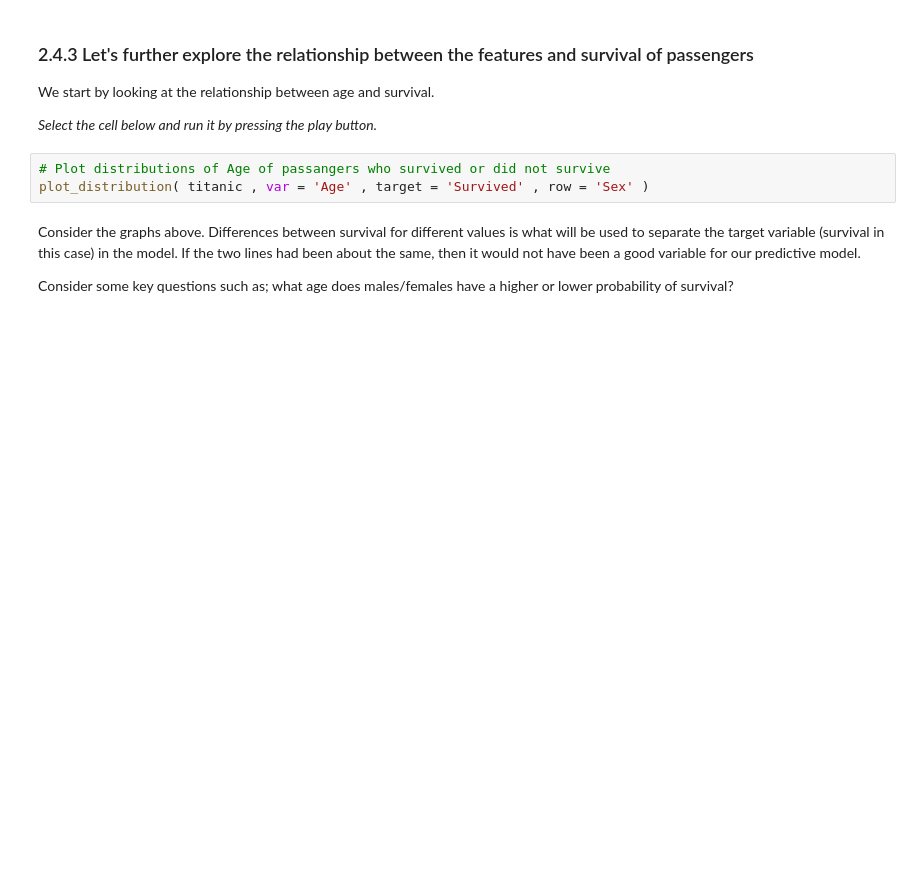
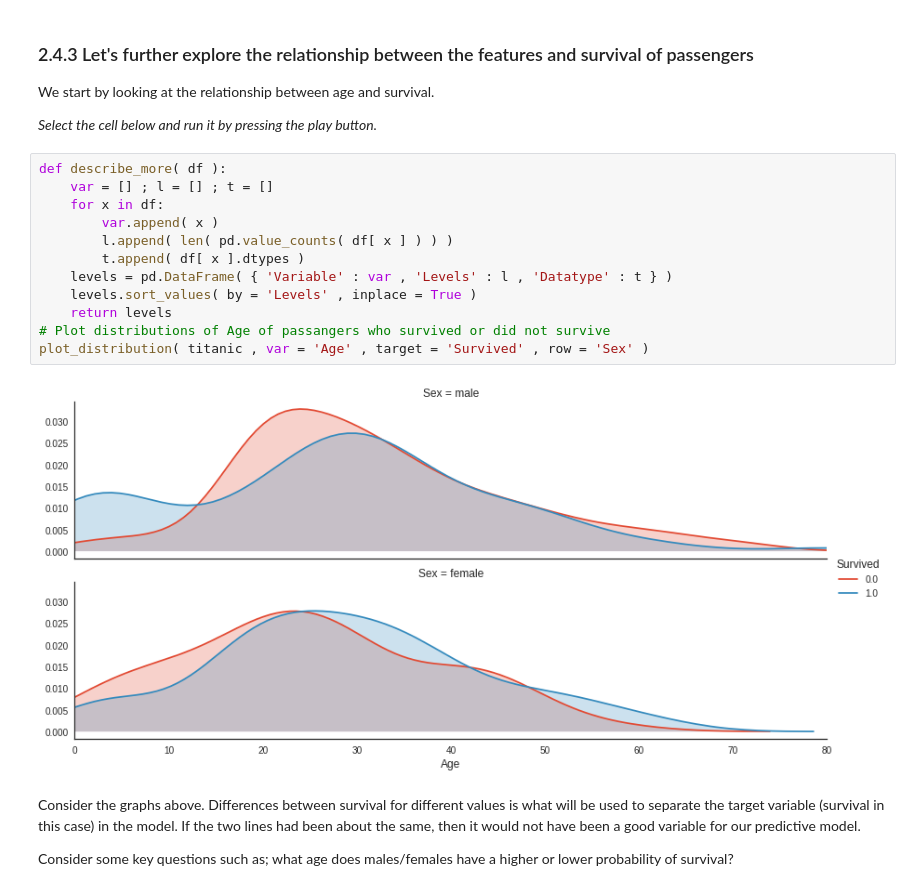
Before and after one commit to ShichengChen/kaggle, a Jupyter notebook: Titanic/Helge Bjorland & Stian Eide.ipynb, the cells around one changed output. Drawn from its saved outputs; the diff is of its cells as text; blank space fills up the shorter version.

```diff
--- a/Titanic/Helge Bjorland & Stian Eide.ipynb
+++ b/Titanic/Helge Bjorland & Stian Eide.ipynb
@@ -232,8 +270,19 @@ We start by looking at the relationship between age and survival.
 
 *Select the cell below and run it by pressing the play button.*
 # %%
+def describe_more( df ):
+    var = [] ; l = [] ; t = []
+    for x in df:
+        var.append( x )
+        l.append( len( pd.value_counts( df[ x ] ) ) )
+        t.append( df[ x ].dtypes )
+    levels = pd.DataFrame( { 'Variable' : var , 'Levels' : l , 'Datatype' : t } )
+    levels.sort_values( by = 'Levels' , inplace = True )
+    return levels
 # Plot distributions of Age of passangers who survived or did not survive
 plot_distribution( titanic , var = 'Age' , target = 'Survived' , row = 'Sex' )
+# %% [output]
+[figure, added]
 # %% [markdown]
 Consider the graphs above. Differences between survival for different values is what will be used to separate the target variable (survival in this case) in the model. If the two lines had been about the same, then it would not have been a good variable for our predictive model.
 
```
Also changed, not shown: parts of 5 cells of this notebook.
